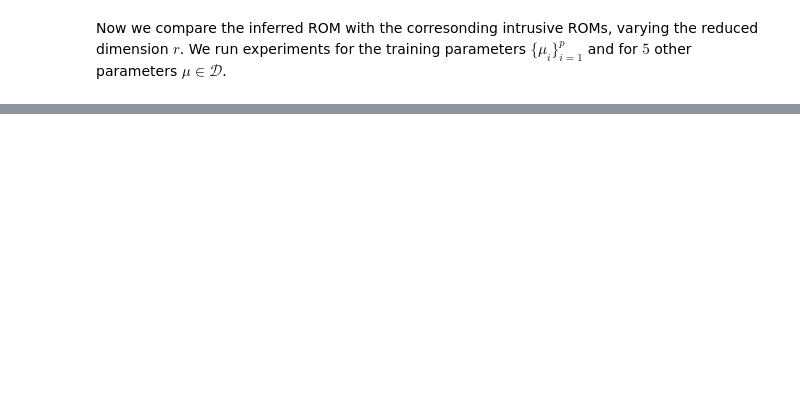
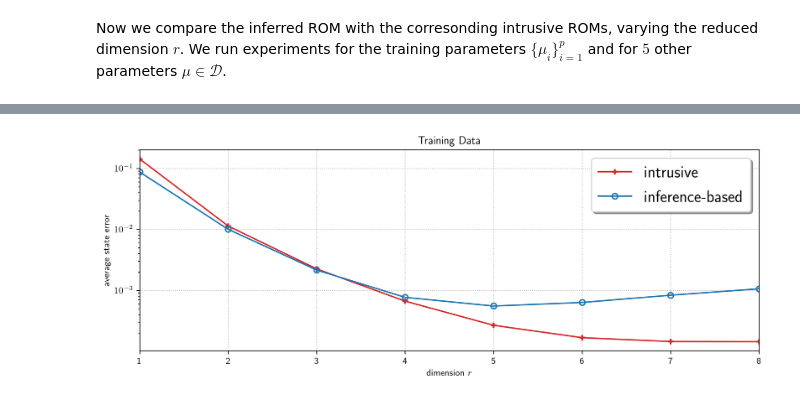
Before and after one commit to Willcox-Research-Group/rom-operator-inference-Python3, a Jupyter notebook: examples/heat_1D.ipynb, the cells around one changed output, grey strips where cells are left out. Saved outputs shown, nothing was run; the diff lists cells and outputs as text; code cells hidden in the pictures; blank space fills up the shorter version.

```diff
--- a/examples/heat_1D.ipynb
+++ b/examples/heat_1D.ipynb
@@ -493,0 +436,4 @@ for s in range(1,r+1):
+# %%
+plot_average_state_error(8, np.random.uniform(.1, 10, 5))
+# %% [output]
+[figure, added]
```
Also changed, not shown: parts of 38 cells of this notebook, 7 other files.
